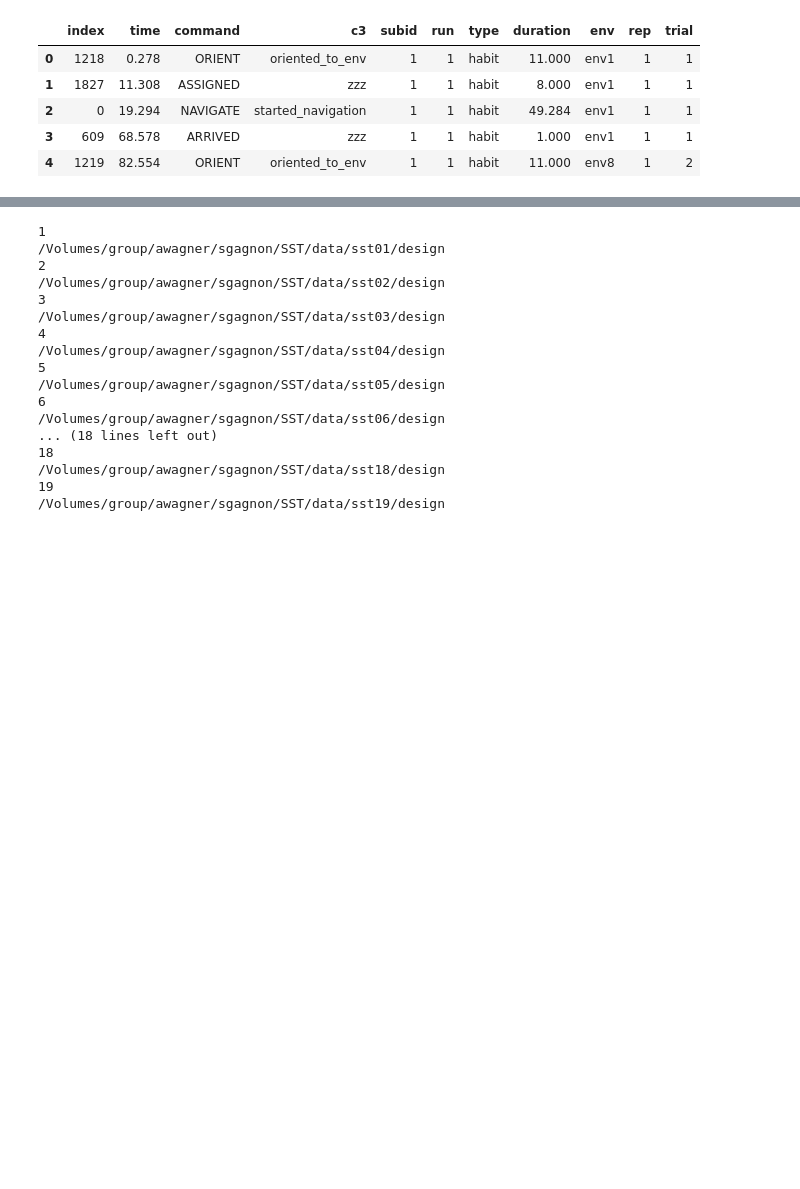
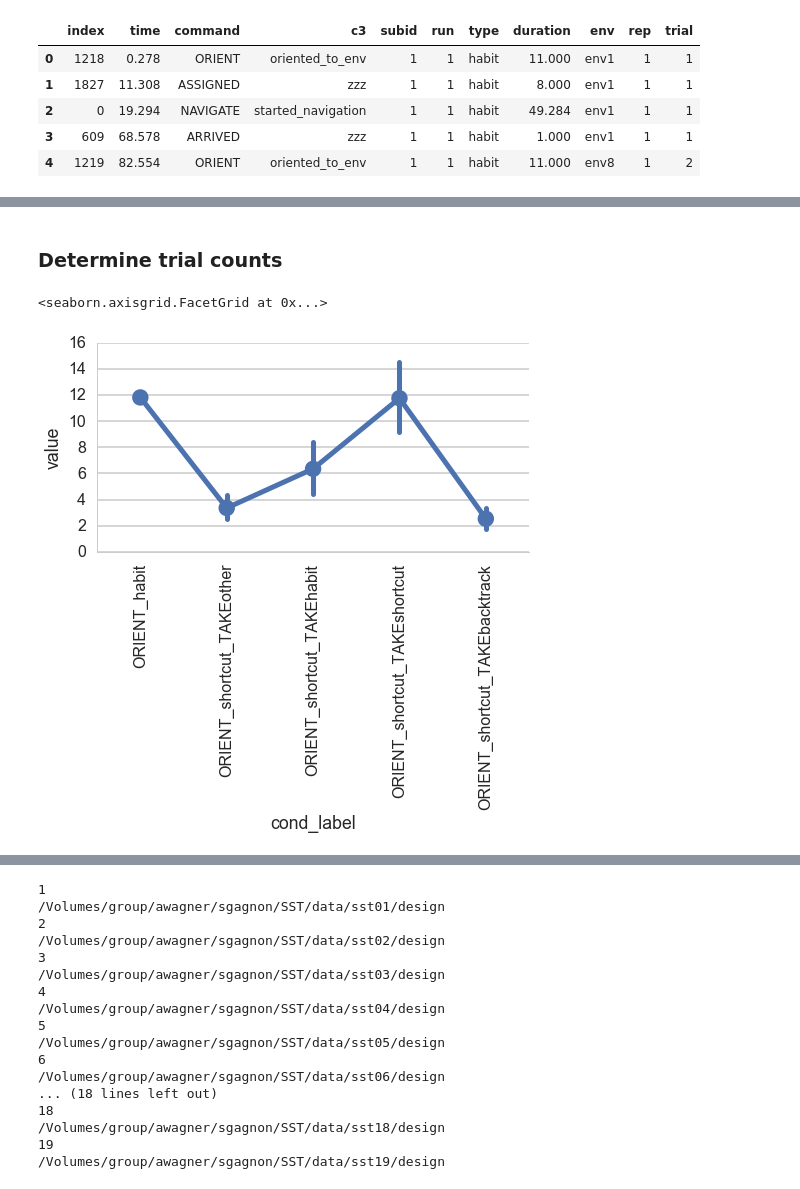
Before and after one commit to thackerybrown/SST, a Jupyter notebook: analysis/SST_behav_navOnsets.ipynb, the cells around one changed output, grey strips where cells are left out. Saved outputs shown, nothing was run; the diff lists cells and outputs as text; code cells hidden in the pictures; blank space fills up the shorter version.

```diff
--- a/analysis/SST_behav_navOnsets.ipynb
+++ b/analysis/SST_behav_navOnsets.ipynb
@@ -534,0 +546,3 @@ print len(dp.loc[orient_onsets['index'], 'env'])
+# %%
+dp_byenv = dp.copy()
+dp_byenv.head()
@@ -534,0 +558,9 @@ print len(dp.loc[orient_onsets['index'], 'env'])
+# %%
+df_routecoding =  pd.read_csv('/Volumes/group/awagner/sgagnon/SST/nav_data/route_coding.csv')
+
+df_routecoding['env'] = 'env' + df_routecoding['env'].astype(str)
+df_routecoding['subid'] = df_routecoding.subid.str.replace('sst', '').astype(int)
+df_routecoding['subid'] = df_routecoding.subid.astype(str)
+df_routecoding.rename(columns={'run_type': 'type'}, inplace=True)
+
+df_routecoding.head()
@@ -534,0 +574,3 @@ print len(dp.loc[orient_onsets['index'], 'env'])
+# %%
+dp_byenv = dp_byenv.merge(df_routecoding)
+dp_byenv.head()
@@ -589,3 +702,11 @@ dp.head()
 | 2 | 0 | 19.294 | NAVIGATE | started_navigation | 1 | 1 | habit | 49.284 | env1 | 1 | 1 |
 | 3 | 609 | 68.578 | ARRIVED | zzz | 1 | 1 | habit | 1.000 | env1 | 1 | 1 |
 | 4 | 1219 | 82.554 | ORIENT | oriented_to_env | 1 | 1 | habit | 11.000 | env8 | 1 | 2 |
+# %%
+dp_byenv['cond_label'] = dp_byenv.command + '_' + dp_byenv['type']
+dp_byenv.loc[dp_byenv['type'] == 'shortcut', 'cond_label'] = dp_byenv.command + '_' + dp_byenv['type'] + '_TAKE' + dp_byenv.code1
+
+dp_byenv['duration_foronsetfile'] = dp_byenv.duration
+dp_byenv.loc[dp_byenv.command.isin(['ARRIVED', 'ASSIGNED']),'duration_foronsetfile'] = 0
+
+dp_byenv.head()
@@ -591,0 +720,12 @@ dp.head()
+# %% [markdown]
+### Determine trial counts
+# %%
+dp_o = dp_byenv.loc[dp_byenv.command == 'ORIENT'].groupby(['subid', 'cond_label']).count().reset_index()
+dp_o = dp_o.pivot_table(values='env', index='subid', columns='cond_label', fill_value=0).reset_index()
+dp_o = pd.melt(dp_o, id_vars='subid', value_vars=list(dp_byenv.loc[dp_byenv.command == 'ORIENT'].cond_label.unique()))
+
+g = sns.factorplot(x='cond_label', y='value', units='subid', ci=95, data=dp_o, aspect=2)
+g.set_xticklabels(rotation=90)
+# %% [output]
+<seaborn.axisgrid.FacetGrid at 0x...>
+[figure, added]
```
Also changed, not shown: parts of 13 cells of this notebook.
